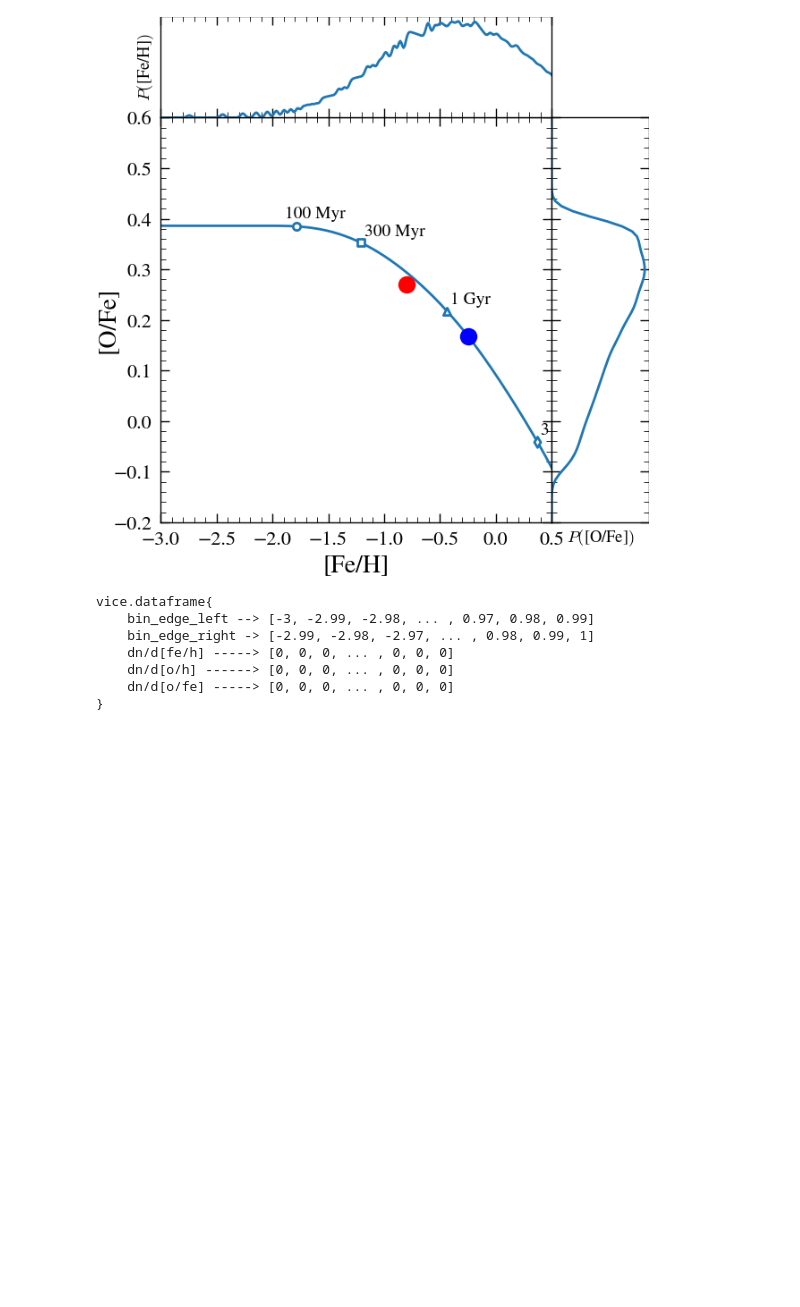
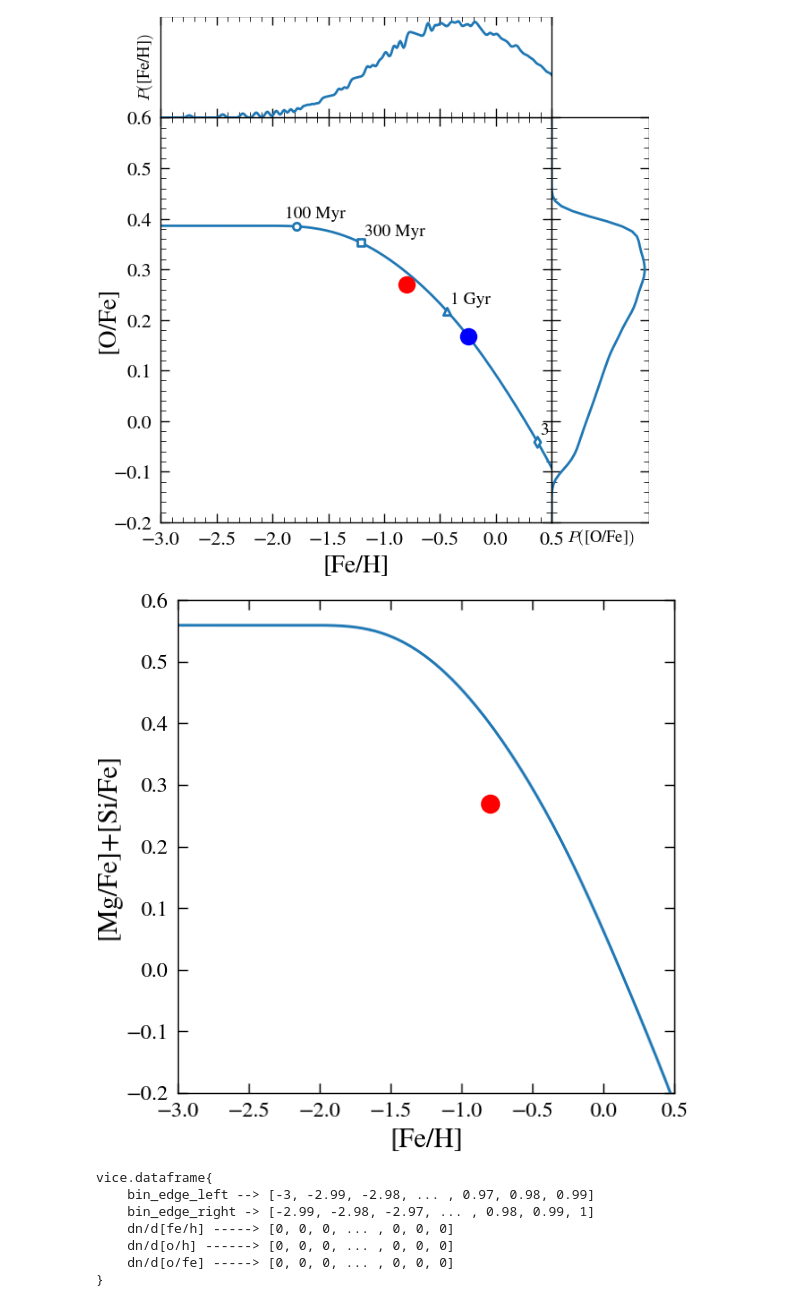
Before and after one commit to lodubay/twoinfall, a Jupyter notebook: src/scripts/spitoni2024.ipynb, the cells around one changed output. Saved outputs shown, nothing was run; the diff lists cells and outputs as text; code cells hidden in the pictures; blank space fills up the shorter version.

```diff
--- a/src/scripts/spitoni2024.ipynb
+++ b/src/scripts/spitoni2024.ipynb
@@ -88,6 +93,17 @@ plt.show()
 # %% [output]
 No artists with labels found to put in legend.  Note that artists whose label start with an underscore are ignored when legend() is called with no argument.
 [figure]
+# %%
+fig, ax = plt.subplots()
+ax.plot(dwarf_hist['[fe/h]'], np.array(dwarf_hist['[mg/fe]']) + np.array(dwarf_hist['[si/fe]']))
+ax.plot(-0.8, 0.27, 'ro')
+ax.set_xlabel('[Fe/H]')
+ax.set_ylabel('[Mg/Fe]+[Si/Fe]')
+ax.set_xlim(-3, 0.5)
+ax.set_ylim(-0.2, 0.6)
+plt.show()
+# %% [output]
+[figure, added]
 # %%
 dwarf_mdf = vice.mdf(str(output_dir / 'dwarf'))
 dwarf_mdf
```
Also changed, not shown: parts of 4 cells of this notebook, 2 other files.
